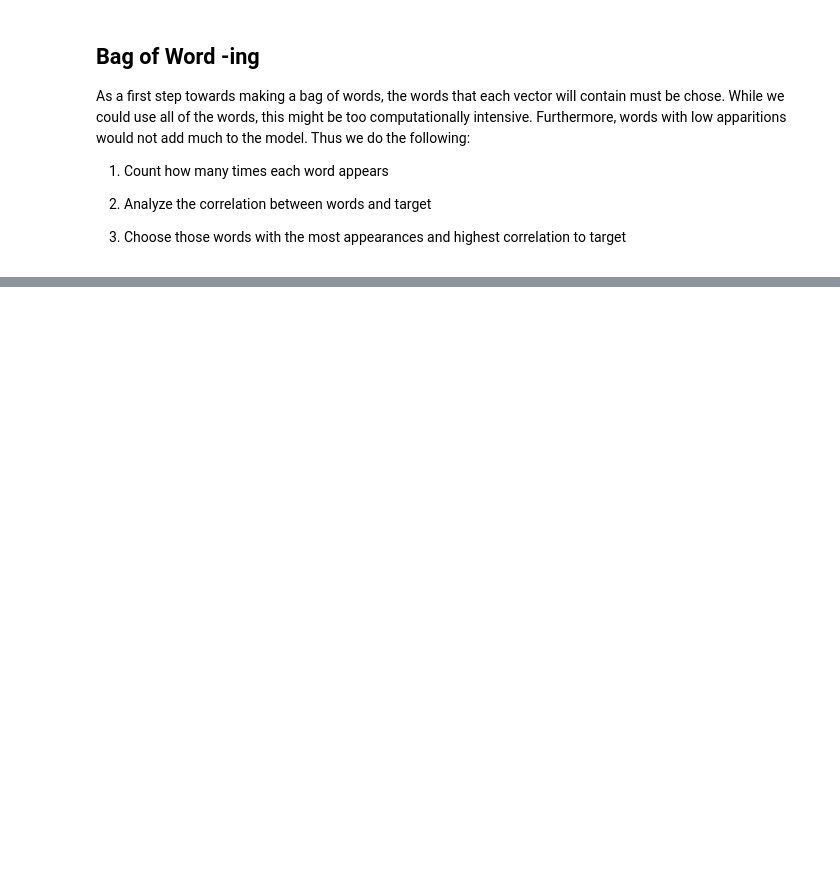
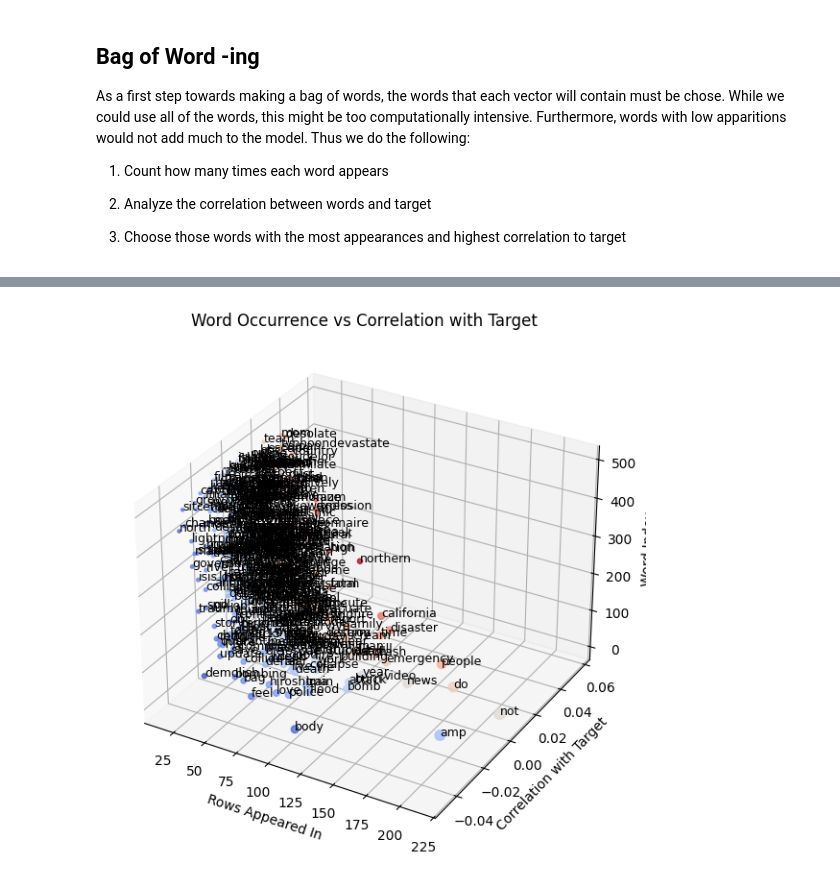
Before and after one commit to Iakovos0997/comp5015-a2, a Jupyter notebook: A2.ipynb, the cells around one changed output, grey strips where cells are left out. Cells and saved outputs as stored; diff of their text form; code cells hidden in the pictures; blank space fills up the shorter version.

Commit message:
AAdded visualizations for words in word of bag. Rephrased pip install command.

```diff
--- a/A2.ipynb
+++ b/A2.ipynb
@@ -207,0 +213,46 @@ most_common_words = [word for word, count in word_counts.most_common(M)]
+# %%
+# Count how many rows each word appears in
+word_counts = np.count_nonzero(X_words, axis=0)
+
+# Compute correlation with target
+correlations = word_df.corr()["target"]  # Exclude target itself
+# %%
+# Create DataFrame with word stats
+word_stats = pd.DataFrame({
+    "word": vectorizer.get_feature_names_out(),
+    "rows_appeared": word_counts,
+    "correlation": correlations
+})
+
+# Select top words based on appearance count
+word_stats = word_stats.sort_values(by="rows_appeared", ascending=False).head(500)
+# %%
+fig = plt.figure(figsize=(10, 7))
+ax = fig.add_subplot(111, projection="3d")
+
+# Scatter plot
+sc = ax.scatter(
+    word_stats["rows_appeared"],  # X-axis
+    word_stats["correlation"],  # Y-axis
+    range(len(word_stats)),  # Z-axis (just for spacing)
+    s=word_stats["rows_appeared"] * 0.3,  # Bubble size
+    c=word_stats["correlation"],  # Color based on correlation
+    cmap="coolwarm",
+    alpha=0.75
+)
+
+# Add word labels at select points
+for i, word in enumerate(word_stats["word"]):
+    ax.text(word_stats["rows_appeared"].iloc[i],
+            word_stats["correlation"].iloc[i],
+            i, word, fontsize=9)
+
+# Labels
+ax.set_xlabel("Rows Appeared In")
+ax.set_ylabel("Correlation with Target")
+ax.set_zlabel("Word Index")
+ax.set_title("Word Occurrence vs Correlation with Target")
+
+plt.show()
+# %% [output]
+[figure, added]
```
Also changed, not shown: parts of 14 cells of this notebook.
